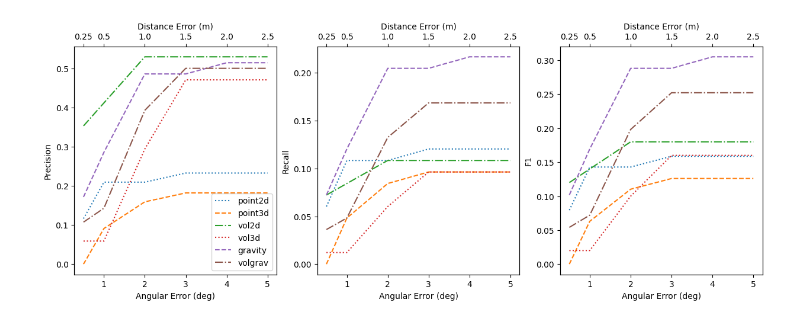
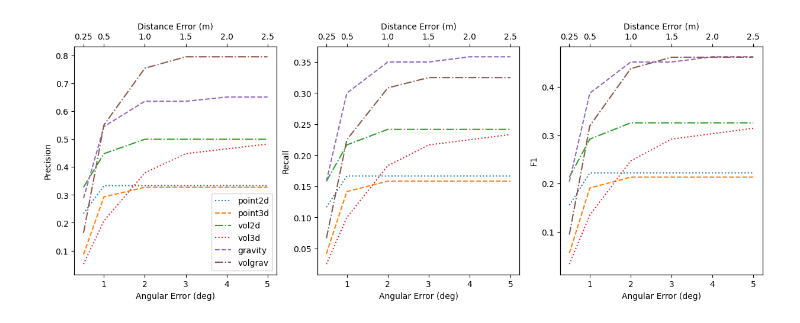
Before and after one commit to mit-acl/roman, a Jupyter notebook: align/lc_quality_sweep.ipynb, the cells around one changed output. Cells and saved outputs as stored; diff of their text form; code cells hidden in the pictures.

Commit message:
update submap precision/recall notebooks and add help for submap_align.py cli options
Signed-off-by: Mason Peterson <mbpeterson70@gmail.com>

```diff
--- a/align/lc_quality_sweep.ipynb
+++ b/align/lc_quality_sweep.ipynb
@@ -90,24 +102,37 @@ req_assoc_a2s2 = {
     "vol3d": 5,
     "volgrav": 5
 }
-results_dir = "/home/masonbp/results/west_point_2023/segment_align/08_erosion/sparkal2_sparkal1"
-req_assoc = req_assoc_s2s1
-req_overlap = 0.6
-# results_dir = "/home/masonbp/results/west_point_2023/segment_align/06_for_pr/acl_jackal2_sparkal1"
-# req_assoc = req_assoc_a2s1
-# req_overlap = 0.5
+general = {
+    "gravity": 7,
+    "point2d": 11,
+    "point3d": 11,
+    "vol2d": 7,
+    "vol3d": 7,
+    "volgrav": 6
+}
+results_dir = "/home/masonbp/results/west_point_2023/segment_align/09_refactor"
+sub_dirs = [
+    "sparkal2_sparkal1_same",
+    "acl_jackal2_sparkal2_same",
+    "acl_jackal2_sparkal1_same",
+    "sparkal2_sparkal1_opposite",
+    "acl_jackal2_sparkal2_perpendicular",
+    "acl_jackal2_sparkal1_perpendicular",
+]
+req_overlap = 0.5
+req_assoc = general
 
 precisions = {}
 recalls = {}
 f1s = {}
 # %%
 for method in methods:
-    pkl_path = f"{results_dir}/{method}.pkl"
-    p_meth, r_meth, f1_meth, req_err_ang_dist_pairs = prf1_sweep(pkl_path, req_assoc[method], req_overlap=req_overlap)
+    pkl_paths = [f"{results_dir}/{sub_dir}/{method}.pkl" for sub_dir in sub_dirs]
+    p_meth, r_meth, f1_meth, req_err_ang_dist_pairs = prf1_sweep(pkl_paths, req_assoc[method], req_overlap=req_overlap)
     precisions[method] = p_meth
     recalls[method] = r_meth
     f1s[method] = f1_meth
 
 prf1_plot(methods, precisions, recalls, f1s, req_err_ang_dist_pairs)
 # %% [output]
-[figure, old version]
+[figure, new version]
```
Also changed, not shown: parts of 1 cell of this notebook, 3 other files.
